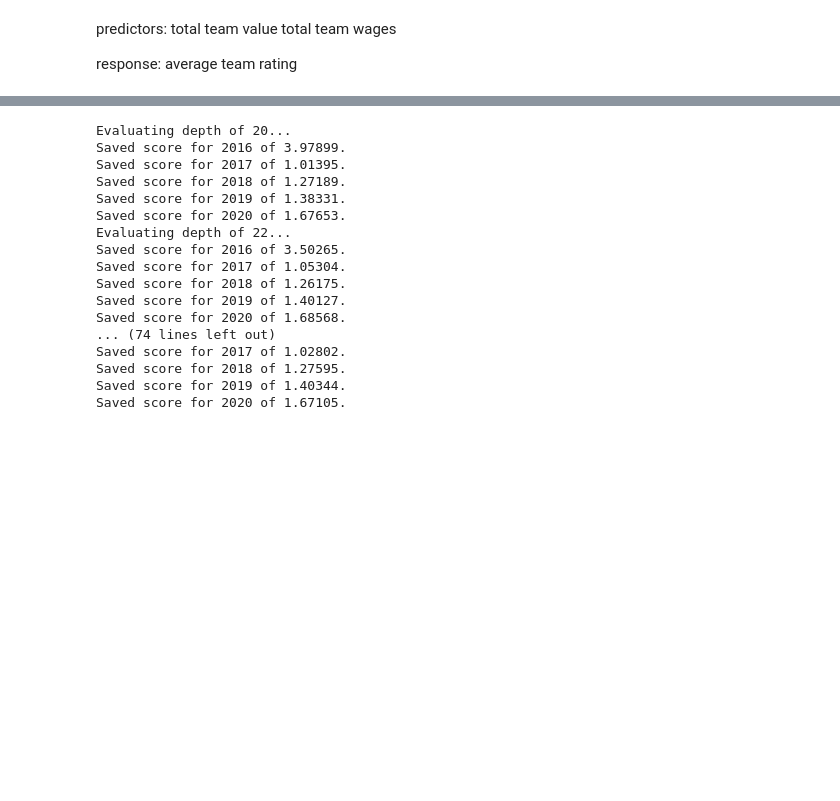
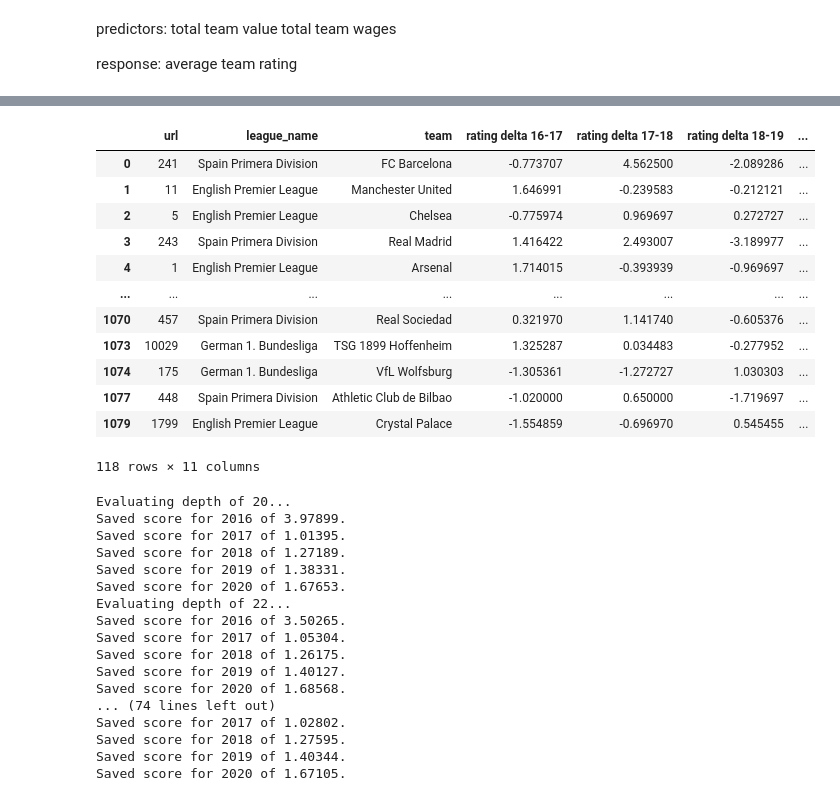
Before and after one commit to sabderra/cs109a_project, a Jupyter notebook: club_best_staff.ipynb, the cells around one changed output, grey strips where cells are left out. Drawn from its saved outputs; the diff is of its cells as text; code cells hidden in the pictures; blank space fills up the shorter version.

```diff
--- a/club_best_staff.ipynb
+++ b/club_best_staff.ipynb
@@ -280,0 +283,41 @@ df_1_train = df_1[~df_1["league_name"].isin(test_clubs)].drop(["Unnamed: 0"],axi
+# %%
+# place total wage, total value, and average team rating into one dataFrame
+
+df_1["total team wages 2016"] = wage16_list
+df_1["total team wages 2017"] = wage17_list
+df_1["total team wages 2018"] = wage18_list
+df_1["total team wages 2019"] = wage19_list
+df_1["total team wages 2020"] = wage20_list
+
+df_1["total team value 2016"] = value16_list
+df_1["total team value 2017"] = value17_list
+df_1["total team value 2018"] = value18_list
+df_1["total team value 2019"] = value19_list
+df_1["total team value 2020"] = value20_list
+
+df_1["avg team rating 2016"] = rating16_list
+df_1["avg team rating 2017"] = rating17_list
+df_1["avg team rating 2018"] = rating18_list
+df_1["avg team rating 2019"] = rating19_list
+df_1["avg team rating 2020"] = rating20_list
+
+# place value and ovr rating changes in ranking dataFrame
+
+df_rank["rating delta 16-17"] = ovr_growth_1617
+df_rank["rating delta 17-18"] = ovr_growth_1718
+df_rank["rating delta 18-19"] = ovr_growth_1819
+df_rank["rating delta 19-20"] = ovr_growth_1920
+
+df_rank["value delta 16-17"] = val_growth_1617
+df_rank["value delta 17-18"] = val_growth_1718
+df_rank["value delta 18-19"] = val_growth_1819
+df_rank["value delta 19-20"] = val_growth_1920
+
+# separate test and train dataFrames
+
+df_1_test = df_1[df_1["league_name"].isin(test_clubs)].drop(["Unnamed: 0"],axis = 1)
+df_1_train = df_1[~df_1["league_name"].isin(test_clubs)].drop(["Unnamed: 0"],axis = 1)
+
+# ONLY test set needed for club rankings as per project guidelines
+
+df_rank_test = df_rank[df_rank["league_name"].isin(test_clubs)].drop(["Unnamed: 0"],axis = 1)
@@ -281,3 +363,19 @@ df_1_train = df_1[~df_1["league_name"].isin(test_clubs)].drop(["Unnamed: 0"],axi
+# %%
+df_2
+# %% [output]
+|  | url | league_name | team | rating delta 16-17 | rating delta 17-18 | rating delta 18-19 | ... |
+| 0 | 241 | Spain Primera Division | FC Barcelona | -0.773707 | 4.562500 | -2.089286 | ... |
+| 1 | 11 | English Premier League | Manchester United | 1.646991 | -0.239583 | -0.212121 | ... |
+| 2 | 5 | English Premier League | Chelsea | -0.775974 | 0.969697 | 0.272727 | ... |
+| 3 | 243 | Spain Primera Division | Real Madrid | 1.416422 | 2.493007 | -3.189977 | ... |
+| 4 | 1 | English Premier League | Arsenal | 1.714015 | -0.393939 | -0.969697 | ... |
+| ... | ... | ... | ... | ... | ... | ... | ... |
+| 1070 | 457 | Spain Primera Division | Real Sociedad | 0.321970 | 1.141740 | -0.605376 | ... |
+| 1073 | 10029 | German 1. Bundesliga | TSG 1899 Hoffenheim | 1.325287 | 0.034483 | -0.277952 | ... |
+| 1074 | 175 | German 1. Bundesliga | VfL Wolfsburg | -1.305361 | -1.272727 | 1.030303 | ... |
+| 1077 | 448 | Spain Primera Division | Athletic Club de Bilbao | -1.020000 | 0.650000 | -1.719697 | ... |
+| 1079 | 1799 | English Premier League | Crystal Palace | -1.554859 | -0.696970 | 0.545455 | ... |
+118 rows × 11 columns
 # %%
 # df_1_test = df_1[df_1["league_name"].isin(test_clubs)].drop(["Unnamed: 0"])
 # df_1_train = df_1[~df_1["league_name"].isin(test_clubs)]
```
Also changed, not shown: parts of 11 cells of this notebook.
